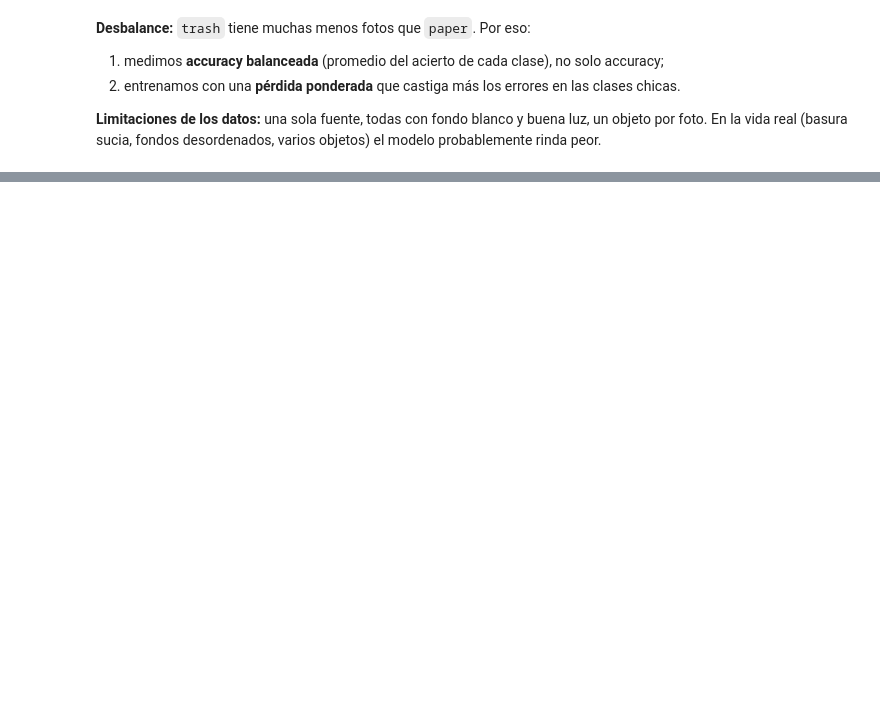
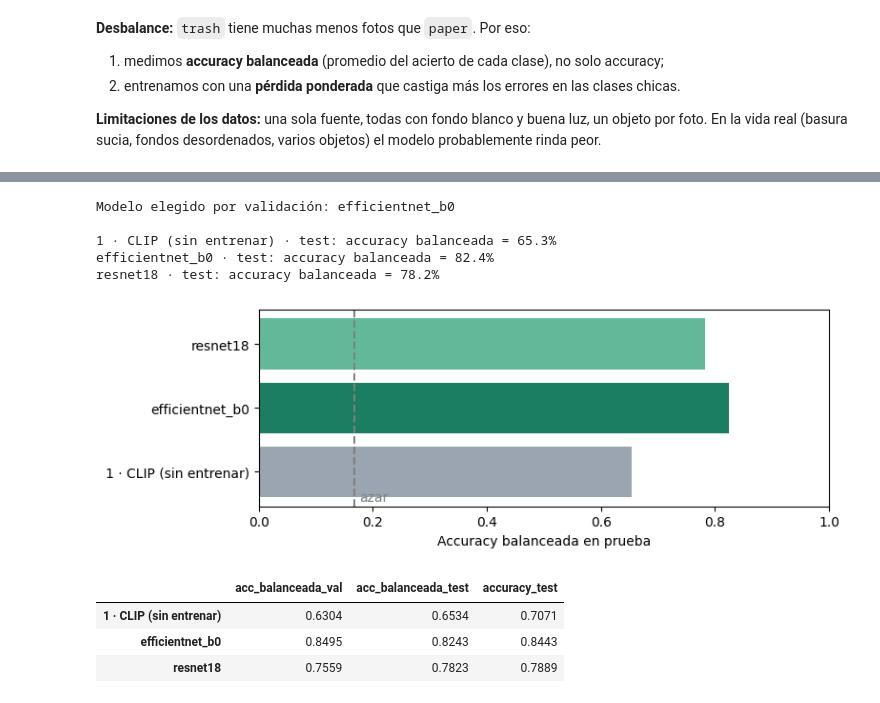
Before and after one commit to gabrielahobaica/certamen1-ia-generativa-EcoScan, a Jupyter notebook: notebooks/entrenamiento.ipynb, the cells around one changed output, grey strips where cells are left out. Cells and saved outputs as stored; diff of their text form; code cells hidden in the pictures; blank space fills up the shorter version.

```diff
--- a/notebooks/entrenamiento.ipynb
+++ b/notebooks/entrenamiento.ipynb
@@ -297 +261,28 @@ Miramos la fila `trash` de la matriz:
+# %%
+elegido = max(MODELOS, key=lambda n: RESULTADOS[n]["acc_balanceada_val"])   # mejor en validación
+print("Modelo elegido por validación:", elegido, "\n")
+
+evaluar("1 · CLIP (sin entrenar)", predecir_clip, "test")
+for nombre, m in MODELOS.items():
+    _, rutas_test, y_real, y_pred = evaluar(nombre, lambda ruta: predecir_timm(m["modelo"], m["prep"], ruta), "test")
+    if nombre == elegido:                             # guardamos las predicciones del elegido
+        rutas, reales, preds = rutas_test, y_real, y_pred
+
+tabla = pd.DataFrame(RESULTADOS).T                    # una fila por enfoque
+plt.figure(figsize=(8, 2.8))
+plt.barh(tabla.index, tabla["acc_balanceada_test"], color=["#9aa5b1", "#1b7d61", "#62b99a"])
+plt.axvline(1/6, ls="--", color="gray"); plt.text(1/6 + .01, -0.45, "azar", color="gray")
+plt.xlim(0, 1); plt.xlabel("Accuracy balanceada en prueba"); plt.tight_layout(); plt.show()
+tabla
+# %% [output]
+Modelo elegido por validación: efficientnet_b0
+
+1 · CLIP (sin entrenar) · test: accuracy balanceada = 65.3%
+efficientnet_b0 · test: accuracy balanceada = 82.4%
+resnet18 · test: accuracy balanceada = 78.2%
+[figure, added]
+|  | acc_balanceada_val | acc_balanceada_test | accuracy_test |
+| 1 · CLIP (sin entrenar) | 0.6304 | 0.6534 | 0.7071 |
+| efficientnet_b0 | 0.8495 | 0.8243 | 0.8443 |
+| resnet18 | 0.7559 | 0.7823 | 0.7889 |
 # %%
```
Also changed, not shown: parts of 31 cells of this notebook.
